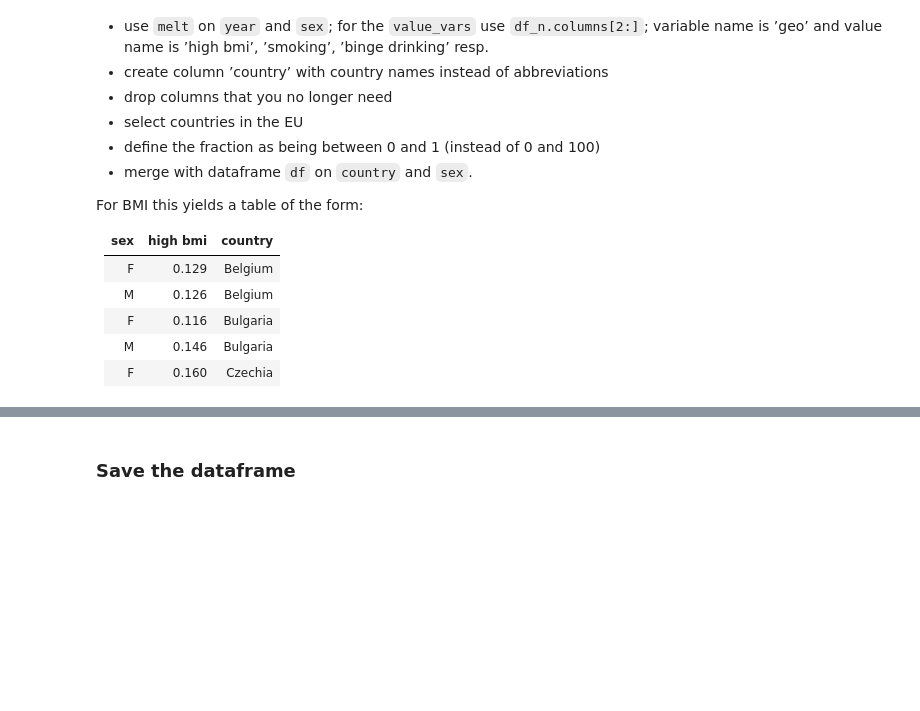
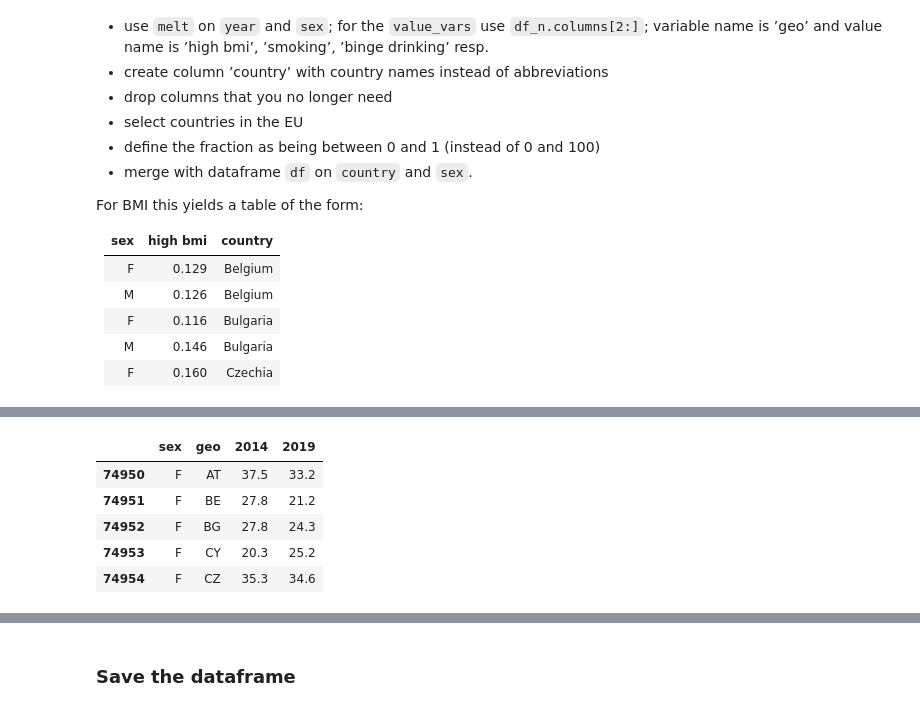
Before and after one commit to cejkiebo/msc_datascience, a Jupyter notebook: hacking_part_2.ipynb, the cells around one changed output, grey strips where cells are left out. Cells and saved outputs as stored; diff of their text form; code cells hidden in the pictures; blank space fills up the shorter version.

```diff
--- a/hacking_part_2.ipynb
+++ b/hacking_part_2.ipynb
@@ -475,0 +505,9 @@ For BMI this yields a table of the form:
+# %%
+alcohol.head()
+# %% [output]
+|  | sex | geo | 2014 | 2019 |
+| 74950 | F | AT | 37.5 | 33.2 |
+| 74951 | F | BE | 27.8 | 21.2 |
+| 74952 | F | BG | 27.8 | 24.3 |
+| 74953 | F | CY | 20.3 | 25.2 |
+| 74954 | F | CZ | 35.3 | 34.6 |
```
Also changed, not shown: parts of 16 cells of this notebook, 1 other file.
